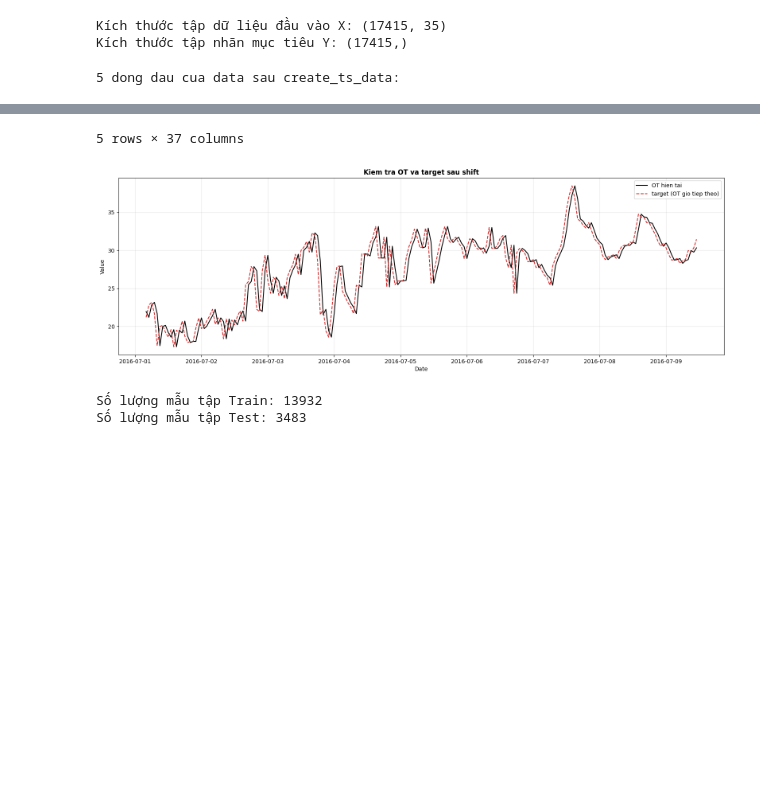
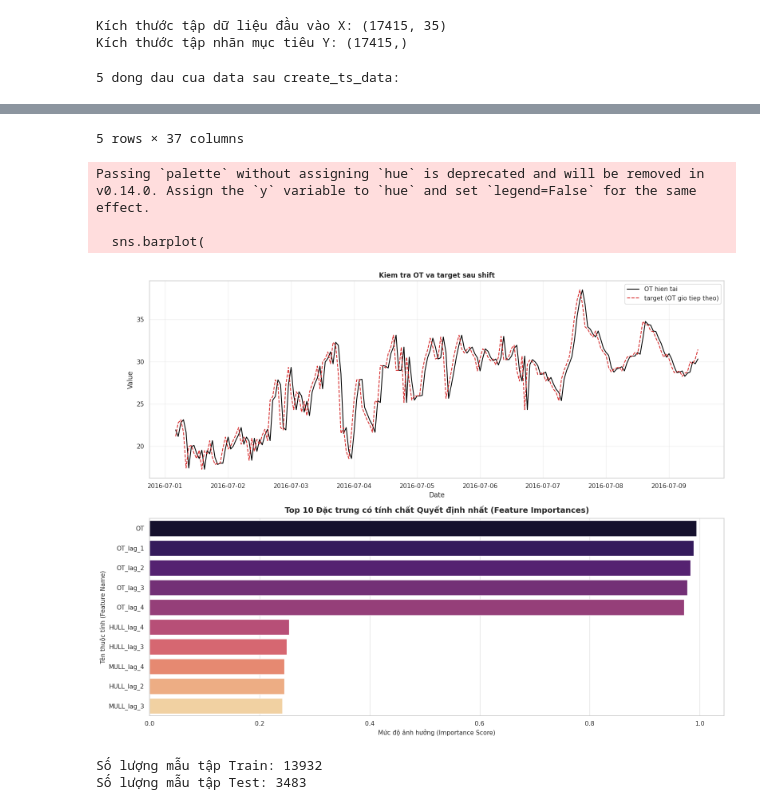
Before and after one commit to longlephanhai/Model_ETT, a Jupyter notebook: train.ipynb, the cells around one changed output, grey strips where cells are left out. Drawn from its saved outputs; the diff is of its cells as text; code cells hidden in the pictures; blank space fills up the shorter version.

```diff
--- a/train.ipynb
+++ b/train.ipynb
@@ -55,37 +55,77 @@ display(data.head())
 
 # 1. Giữ nguyên phần vẽ chuỗi thời gian 200 điểm đầu ở phía trên
 plot_df = data[["date", "OT", "target"]].head(200).copy()
 
-# Khởi tạo Grid: Tầng 1 là chuỗi thời gian, Tầng 2 là 4 hình Scatter cạnh nhau
-fig = plt.figure(figsize=(16, 10))
+# Khởi tạo Grid: Tầng 1 là chuỗi thời gian, Tầng 2 là Top 10 Feature Importances
+fig = plt.figure(figsize=(16, 12)) # Kích thước rộng rãi cho cả 2 tầng
 gs = fig.add_gridspec(2, 4)
 
-# Trục cho đồ thị chuỗi thời gian (chiếm hết hàng 1)
+# ================= TẦNG 1: CHUỖI THỜI GIAN (Chiếm hết hàng 0) =================
 ax_line = fig.add_subplot(gs[0, :])
 ax_line.plot(plot_df["date"], plot_df["OT"],
              label="OT hien tai", color="black", linewidth=1.5)
 ax_line.plot(plot_df["date"], plot_df["target"],
              label="target (OT gio tiep theo)", linestyle="--", color="tab:red")
 ax_line.set_title("Kiem tra OT va target sau shift",
                   fontsize=12, fontweight='bold')
 ax_line.set_xlabel("Date")
 ax_line.set_ylabel("Value")
 ax_line.legend()
 ax_line.grid(True, alpha=0.3)
 
 
+# ================= TẦNG 2: FEATURE IMPORTANCE (Chiếm hết hàng 1) =================
+ax_imp = fig.add_subplot(gs[1, :])
+
+# Thiết kế style giống như ảnh bạn gửi (Nền trắng, có lưới dọc)
+sns.set_theme(style="whitegrid")
+
+# Tạo feature_imp_df trực tiếp từ data để tránh lỗi "feature_imp_df is not defined"
+feature_imp_df = (
+    data.drop(columns=["date"], errors="ignore")
+        .corr(numeric_only=True)["target"]
+        .drop("target", errors="ignore")
+        .abs()
+        .sort_values(ascending=False)
+        .reset_index()
+)
+feature_imp_df.columns = ["feature", "importance"]
+
+# Vẽ biểu đồ với palette 'magma' (hoặc bạn có thể đổi thành 'flare' nếu muốn sáng hơn một chút)
+sns.barplot(
+    x="importance",
+    y="feature",
+    data=feature_imp_df.head(10), # Lấy top 10 đặc trưng
+    ax=ax_imp,
+    palette="magma"
+)
+
+# Cấu hình tiêu đề và nhãn theo style ảnh mẫu
+ax_imp.set_title("Top 10 Đặc trưng có tính chất Quyết định nhất (Feature Importances)",
+                 fontsize=14, fontweight='bold', pad=10)
+ax_imp.set_xlabel("Mức độ ảnh hưởng (Importance Score)", fontsize=11)
+ax_imp.set_ylabel("Tên thuộc tính (Feature Name)", fontsize=11)
+
+# Tinh chỉnh lưới: Chỉ giữ lại đường lưới dọc (trục X), ẩn lưới ngang cho thoáng
+ax_imp.xaxis.grid(True, linestyle='-', alpha=0.6)
+ax_imp.yaxis.grid(False)
+
+
 plt.tight_layout()
 plt.show()
 # %% [output]
 5 dong dau cua data sau create_ts_data:
 |  | date | HUFL | HULL | MUFL | MULL | LUFL | LULL | OT | HUFL_lag_1 | HULL_lag_1 | ... |
 | 4 | 2016-07-01 04:00:00 | 5.358 | 1.942 | 1.492 | 0.462 | 3.868 | 1.279 | 21.948000 | 5.090 | 1.942 | ... |
 | 5 | 2016-07-01 05:00:00 | 5.626 | 2.143 | 1.528 | 0.533 | 4.051 | 1.371 | 21.174000 | 5.358 | 1.942 | ... |
 | 6 | 2016-07-01 06:00:00 | 7.167 | 2.947 | 2.132 | 0.782 | 5.026 | 1.858 | 22.792000 | 5.626 | 2.143 | ... |
 | 7 | 2016-07-01 07:00:00 | 7.435 | 3.282 | 2.310 | 1.031 | 5.087 | 2.224 | 23.143999 | 7.167 | 2.947 | ... |
 | 8 | 2016-07-01 08:00:00 | 5.559 | 3.014 | 2.452 | 1.173 | 2.955 | 1.432 | 21.667000 | 7.435 | 3.282 | ... |
 5 rows × 37 columns
+Passing `palette` without assigning `hue` is deprecated and will be removed in v0.14.0. Assign the `y` variable to `hue` and set `legend=False` for the same effect.
+
+  sns.barplot(
-[figure, old version]
+[figure, new version]
 # %%
 train_ratio = 0.8
 num_samples = len(x)
```
Also changed, not shown: parts of 3 cells of this notebook.
